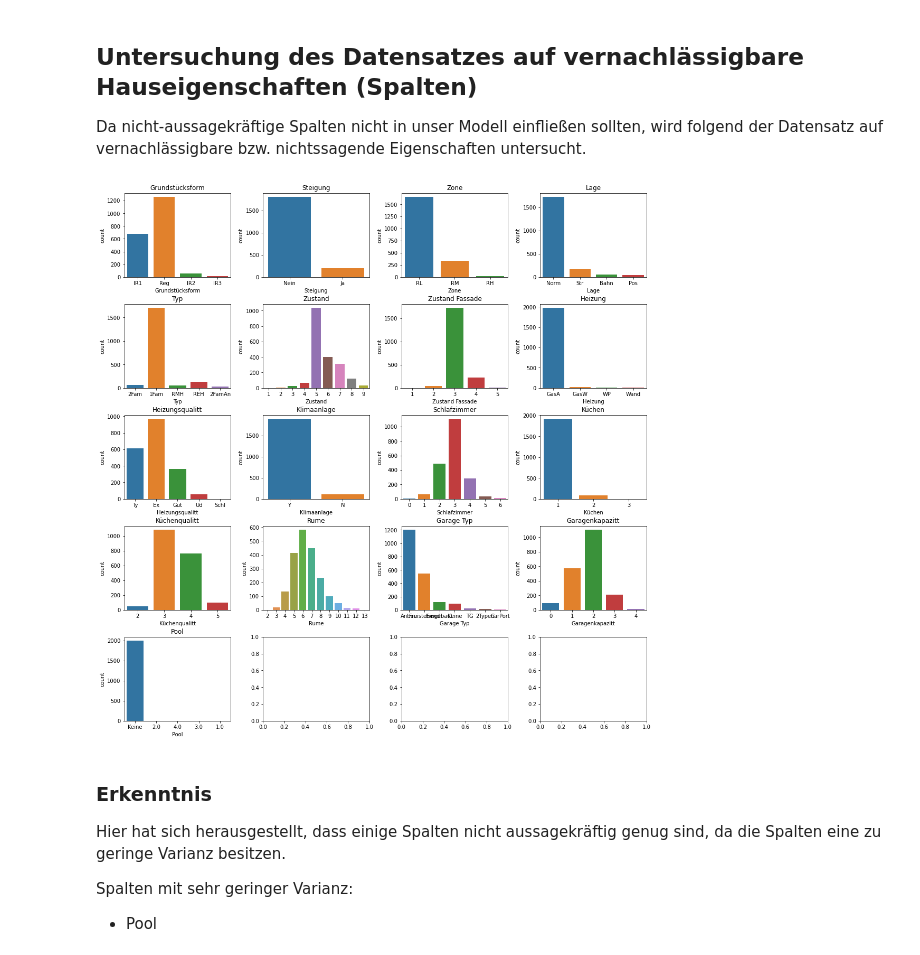
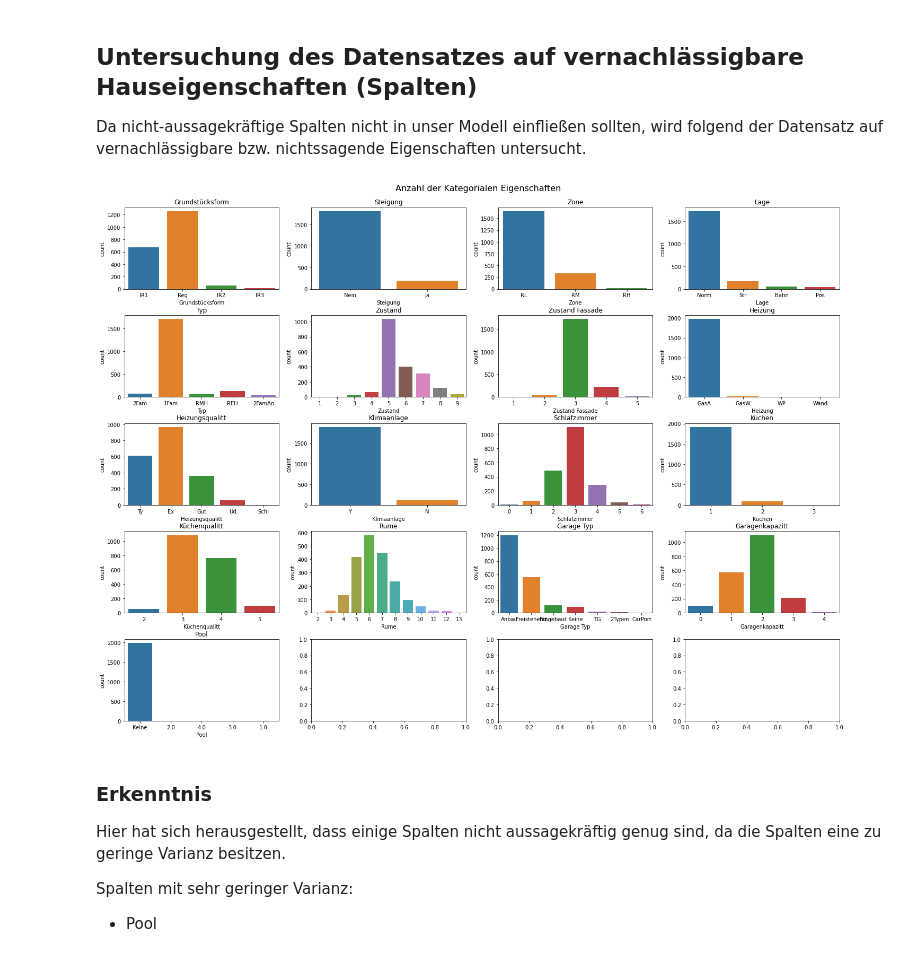
Before and after one commit to nailujx86/gotham-real-estate, a Jupyter notebook: Aufgabe2.ipynb, the cells around one changed output. Drawn from its saved outputs; the diff is of its cells as text; code cells hidden in the pictures.

```diff
--- a/Aufgabe2.ipynb
+++ b/Aufgabe2.ipynb
@@ -71,24 +74,26 @@ Da nicht-aussagekräftige Spalten nicht in unser Modell einfließen sollten, wir
 # %%
 attribute_columns = ['Grundstücksform', 'Steigung', 'Zone', 'Lage',
 'Typ', 'Zustand', 'Zustand Fassade', 'Heizung',
 'Heizungsqualitt', 'Klimaanlage', 'Schlafzimmer', 'Küchen',
 'Küchenqualitt', 'Rume', 'Garage Typ', 'Garagenkapazitt', 'Pool'] # Alle Spalten die Immobilieneigenschaften repräsentieren
 
 data_no_nan = dataset[attribute_columns].fillna('Keine') # Füllt leere Zeilen (bspw. bei Pool und GaragenTyp) mit einem Standardwert.
 
 column_amount = len(data_no_nan.columns)
-fig, axes = plt.subplots(math.ceil(column_amount / 4), 4, figsize = (15, 15))
+fig, axes = plt.subplots(math.ceil(column_amount / 4), 4, figsize = (20, 15))
 
 i = 0
 plt.tight_layout(pad = 3)
+fig.suptitle("Anzahl der Kategorialen Eigenschaften", fontsize = 16)
+fig.subplots_adjust(top = 0.94)
 for column in data_no_nan.columns:
   chosenax = axes[math.floor(i / 4)][i % 4]
   chosenax.set_title(column)
   sb.countplot(data = data_no_nan, x = column, ax = chosenax)
   i = i + 1
 plt.show()
 # %% [output]
-[figure, old version]
+[figure, new version]
 # %% [markdown]
 ### Erkenntnis
 Hier hat sich herausgestellt, dass einige Spalten nicht aussagekräftig genug sind, da die Spalten eine zu geringe Varianz besitzen.
```
Also changed, not shown: parts of 9 cells of this notebook, 22 other files.
